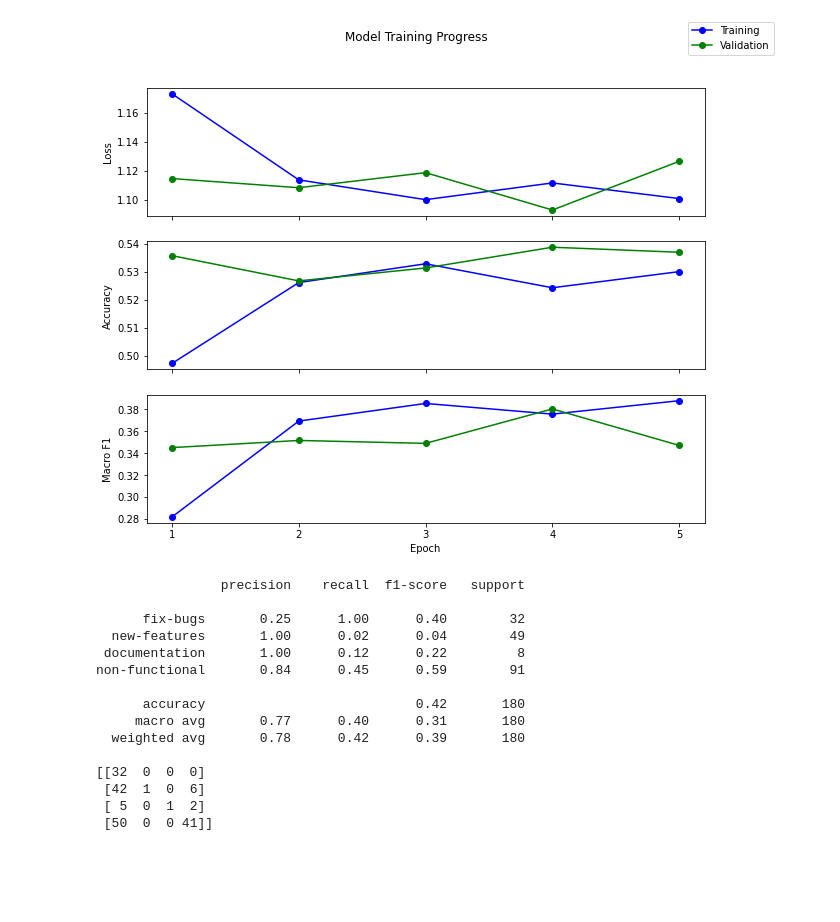
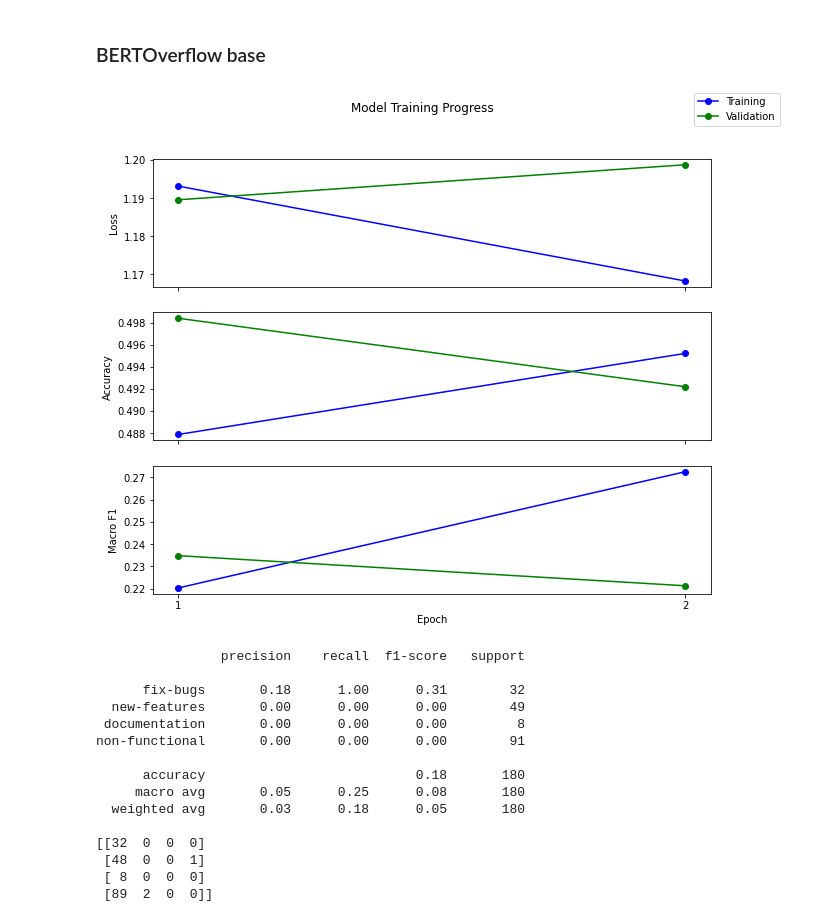
Before and after one commit to backtick-se/docks-master-thesis, a Jupyter notebook: notebooks/bertoverflow_on_cowait.ipynb, the cells around one changed output. Cells and saved outputs as stored; diff of their text form; code cells hidden in the pictures; blank space fills up the shorter version.

```diff
--- a/notebooks/bertoverflow_on_cowait.ipynb
+++ b/notebooks/bertoverflow_on_cowait.ipynb
@@ -92,19 +58,21 @@ non-functional       0.86      0.41      0.55        91
-# %%
-evaluate("microsoft/codebert-base", f'{root}/data/big_data/codebert-base_model_40k_unbalanced_1e-03_solid.pt')
-# %% [output]
-[figure, removed]
-                precision    recall  f1-score   support
-
-      fix-bugs       0.25      1.00      0.40        32
-  new-features       1.00      0.02      0.04        49
- documentation       1.00      0.12      0.22         8
-non-functional       0.84      0.45      0.59        91
-
-      accuracy                           0.42       180
-     macro avg       0.77      0.40      0.31       180
-  weighted avg       0.78      0.42      0.39       180
-
-[[32  0  0  0]
- [42  1  0  6]
- [ 5  0  1  2]
- [50  0  0 41]]
+# %% [markdown]
+### BERTOverflow base
+# %%
+evaluate('BERTOverflow_model_385k_unbalanced_1e-03_solid.pt')
+# %% [output]
+[figure, added]
+                precision    recall  f1-score   support
+
+      fix-bugs       0.18      1.00      0.31        32
+  new-features       0.00      0.00      0.00        49
+ documentation       0.00      0.00      0.00         8
+non-functional       0.00      0.00      0.00        91
+
+      accuracy                           0.18       180
+     macro avg       0.05      0.25      0.08       180
+  weighted avg       0.03      0.18      0.05       180
+
+[[32  0  0  0]
+ [48  0  0  1]
+ [ 8  0  0  0]
+ [89  2  0  0]]
```
Also changed, not shown: parts of 9 cells of this notebook.
